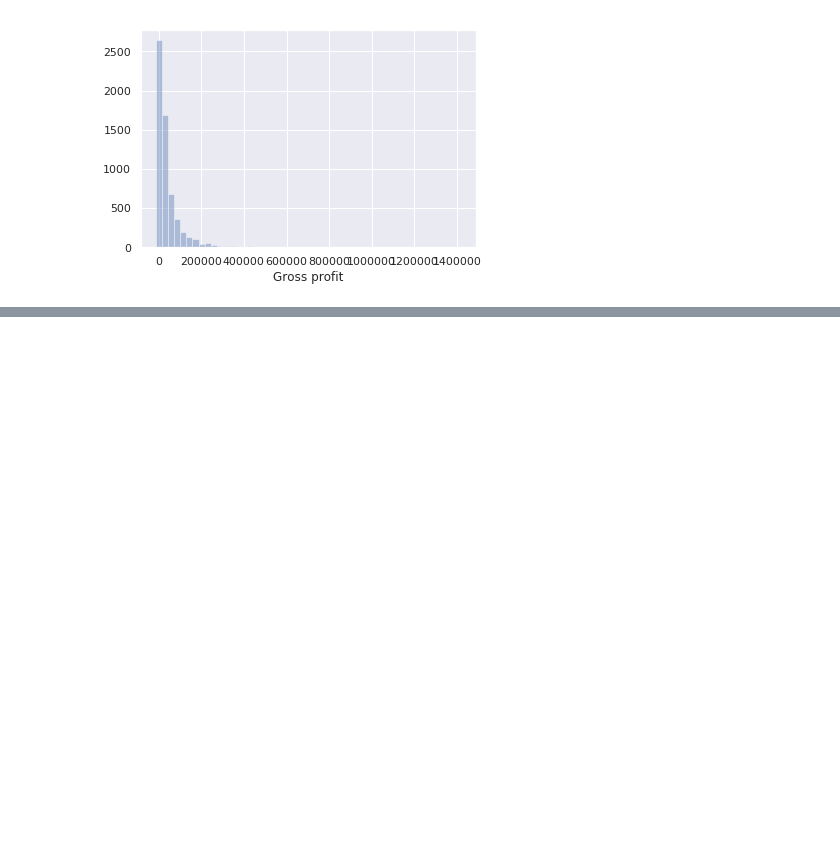
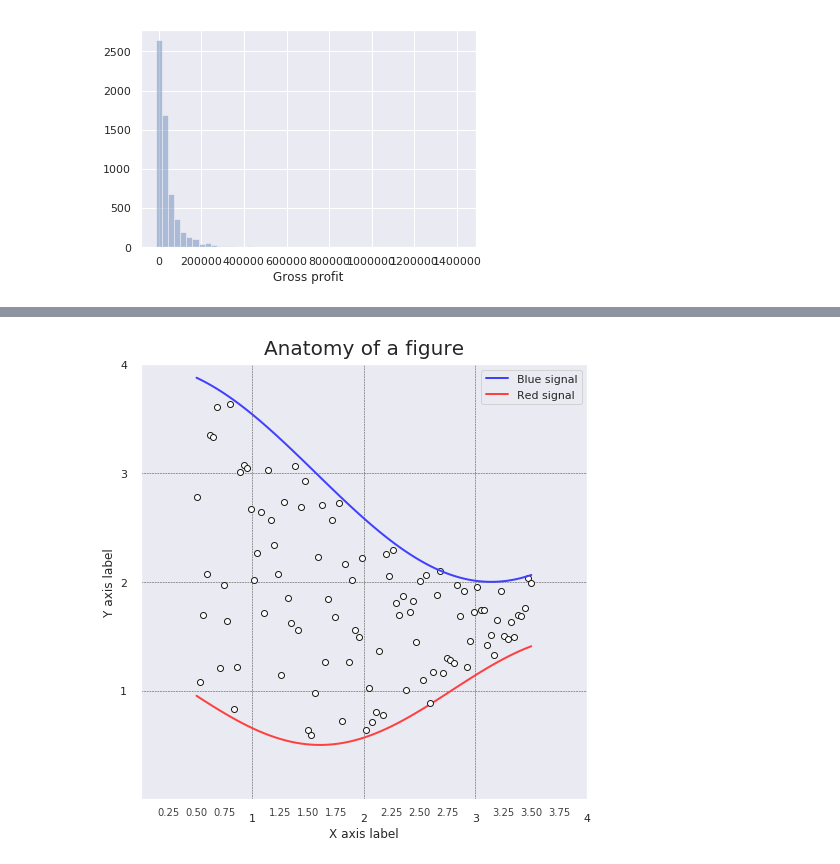
Before and after one commit to TrainingByPackt/Data-Science-for-Marketing-Analytics, a Jupyter notebook: Lesson02/Examples.ipynb, the cells around one changed output, grey strips where cells are left out. Saved outputs shown, nothing was run; the diff lists cells and outputs as text; code cells hidden in the pictures; blank space fills up the shorter version.

```diff
--- a/Lesson02/Examples.ipynb
+++ b/Lesson02/Examples.ipynb
@@ -273,0 +412,53 @@ sns.distplot(sales['Gross profit'].dropna(), kde = False)
+# %%
+import numpy as np
+import matplotlib.pyplot as plt
+from matplotlib.ticker import AutoMinorLocator, MultipleLocator, FuncFormatter
+
+np.random.seed(42)
+
+X = np.linspace(0.5, 3.5, 100)
+Y1 = 3+np.cos(X)
+Y2 = 1+np.cos(1+X/0.75)/2
+Y3 = np.random.uniform(Y1, Y2, len(X))
+
+plt.figure(figsize=(8, 8))
+plt.subplot(1, 1, 1, aspect=1)
+
+def minor_tick(x, pos):
+    if not x % 1.0:
+        return ""
+    return "%.2f" % x
+
+plt.axes().xaxis.set_major_locator(MultipleLocator(1.000))
+plt.axes().xaxis.set_minor_locator(AutoMinorLocator(4))
+plt.axes().yaxis.set_major_locator(MultipleLocator(1.000))
+plt.axes().yaxis.set_minor_locator(AutoMinorLocator(4))
+plt.axes().xaxis.set_minor_formatter(FuncFormatter(minor_tick))
+
+
+plt.xticks([1.000, 2.000,3.000,4.000])
+plt.yticks([1.000, 2.000,3.000,4.000])
+plt.xlim(0, 4)
+plt.ylim(0, 4)
+
+plt.tick_params(which='major', width=1.0)
+plt.tick_params(which='major', length=10)
+plt.tick_params(which='minor', width=1.0, labelsize=10)
+plt.tick_params(which='minor', length=5, labelsize=10, labelcolor='0.25')
+
+plt.grid(linestyle="--", linewidth=0.5, color='.25', zorder=-10)
+
+plt.plot(X, Y1, c=(0.25, 0.25, 1.00), lw=2, label="Blue signal", zorder=10)
+plt.plot(X, Y2, c=(1.00, 0.25, 0.25), lw=2, label="Red signal")
+plt.plot(X, Y3, linewidth=0,
+        marker='o', markerfacecolor='w', markeredgecolor='k')
+
+plt.title("Anatomy of a figure", fontsize=20, verticalalignment='bottom')
+plt.xlabel("X axis label")
+plt.ylabel("Y axis label")
+
+plt.legend()
+
+plt.show()
+# %% [output]
+[figure, added]
```
Also changed, not shown: parts of 1 cell of this notebook, 4 other files.
